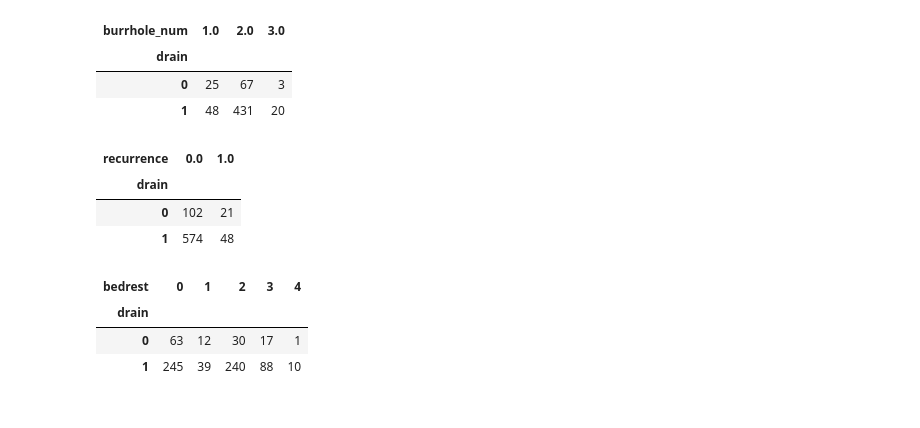
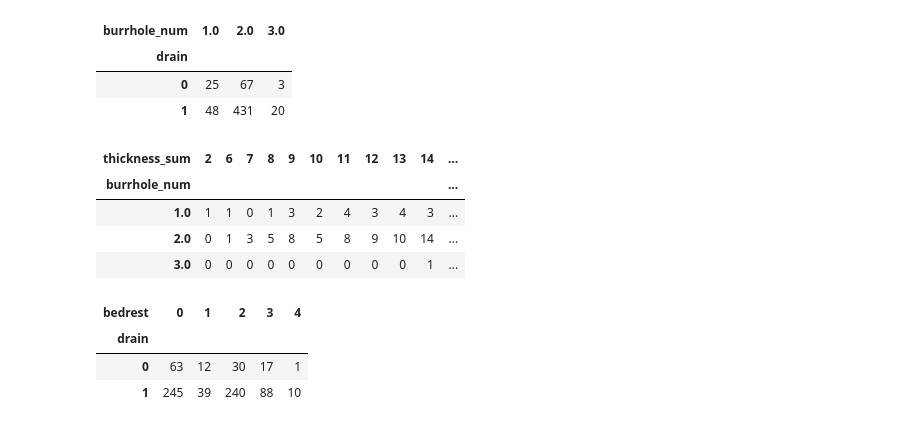
Before and after one commit to c-abbott/surviving-the-icu, a Jupyter notebook: src/notebooks/associations.ipynb, the cells around one changed output. Cells and saved outputs as stored; diff of their text form; code cells hidden in the pictures.

```diff
--- a/src/notebooks/associations.ipynb
+++ b/src/notebooks/associations.ipynb
@@ -295,13 +315,14 @@ hole_table
 | 0 | 25 | 67 | 3 |
 | 1 | 48 | 431 | 20 |
 # %%
-rec_table = pd.crosstab(csdh['drain'], csdh['recurrence'])
+rec_table = pd.crosstab(csdh['burrhole_num'], csdh['thickness_sum'])
 rec_table
 # %% [output]
-| recurrence | 0.0 | 1.0 |
-| drain |  |  |
-| 0 | 102 | 21 |
-| 1 | 574 | 48 |
+| thickness_sum | 2 | 6 | 7 | 8 | 9 | 10 | 11 | 12 | 13 | 14 | ... |
+| burrhole_num |  |  |  |  |  |  |  |  |  |  | ... |
+| 1.0 | 1 | 1 | 0 | 1 | 3 | 2 | 4 | 3 | 4 | 3 | ... |
+| 2.0 | 0 | 1 | 3 | 5 | 8 | 5 | 8 | 9 | 10 | 14 | ... |
+| 3.0 | 0 | 0 | 0 | 0 | 0 | 0 | 0 | 0 | 0 | 1 | ... |
 # %%
 bed_table = pd.crosstab(csdh['drain'], csdh['bedrest'])
 bed_table
```
Also changed, not shown: parts of 8 cells of this notebook, 6 other files.
